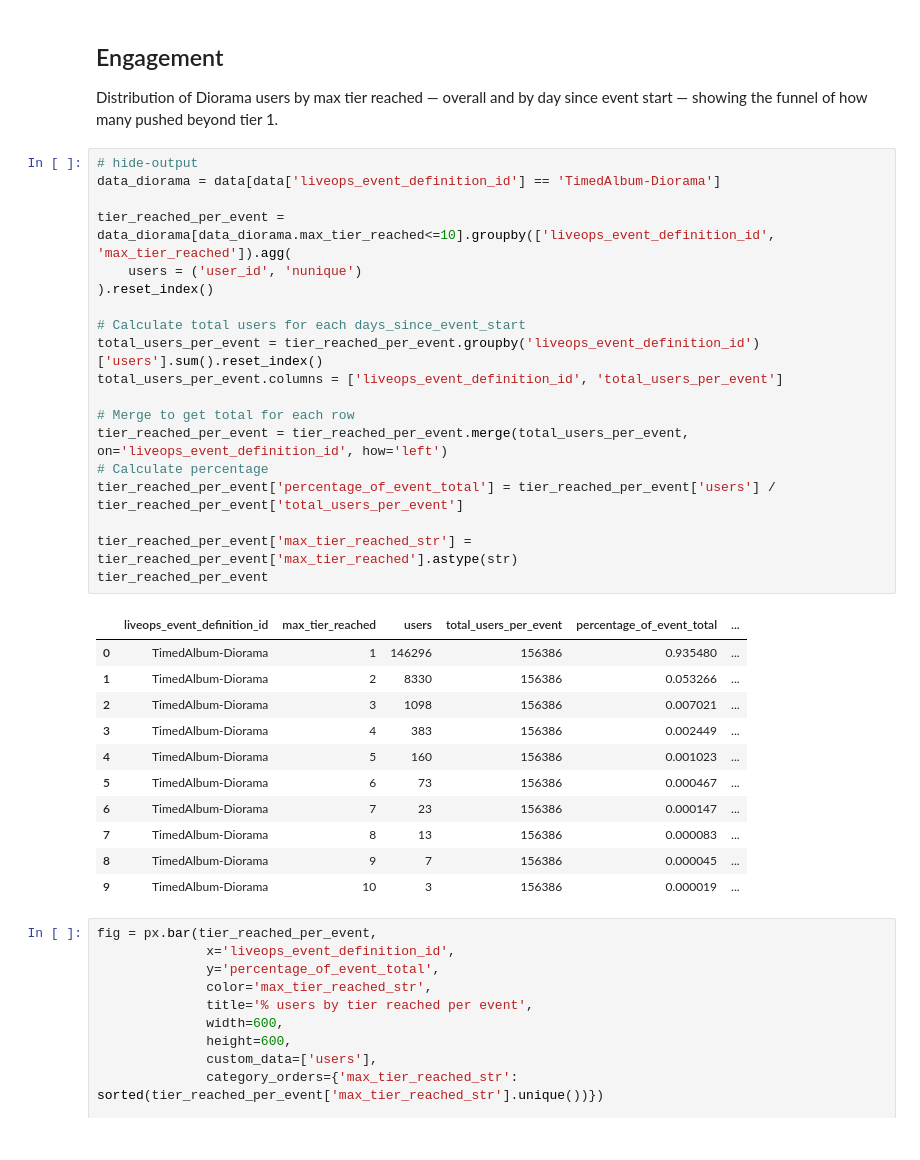
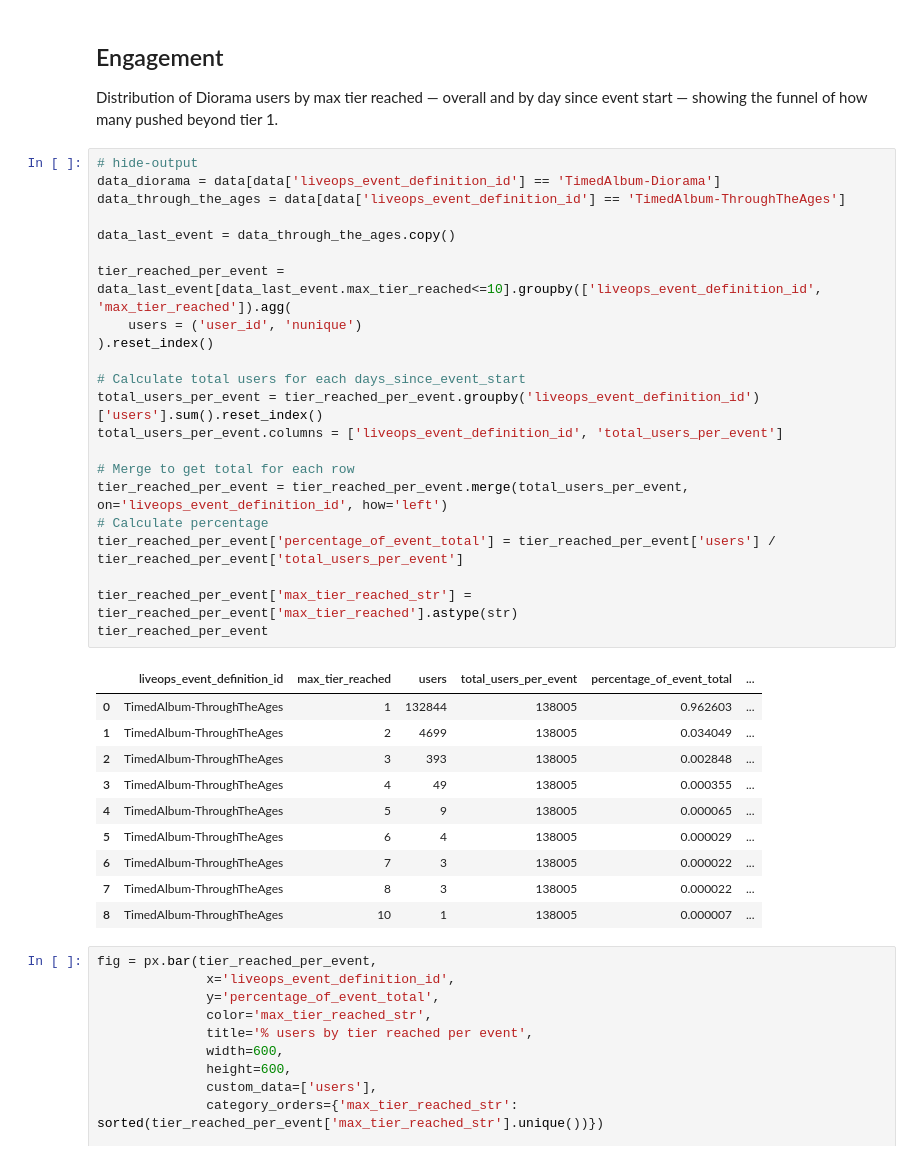
Before and after one commit to ivanaguilar-trailmix/testrepo, a Jupyter notebook: prestige/prestige.ipynb, the cells around one changed output. Cells and saved outputs as stored; diff of their text form.

```diff
--- a/prestige/prestige.ipynb
+++ b/prestige/prestige.ipynb
@@ -1227,34 +1226,36 @@ Distribution of Diorama users by max tier reached — overall and by day since e
 # %%
 # hide-output
 data_diorama = data[data['liveops_event_definition_id'] == 'TimedAlbum-Diorama']
+data_through_the_ages = data[data['liveops_event_definition_id'] == 'TimedAlbum-ThroughTheAges']
 
-tier_reached_per_event = data_diorama[data_diorama.max_tier_reached<=10].groupby(['liveops_event_definition_id', 'max_tier_reached']).agg(
+data_last_event = data_through_the_ages.copy()
+
+tier_reached_per_event = data_last_event[data_last_event.max_tier_reached<=10].groupby(['liveops_event_definition_id', 'max_tier_reached']).agg(
     users = ('user_id', 'nunique')
 ).reset_index()
 
 # Calculate total users for each days_since_event_start
 total_users_per_event = tier_reached_per_event.groupby('liveops_event_definition_id')['users'].sum().reset_index()
 total_users_per_event.columns = ['liveops_event_definition_id', 'total_users_per_event']
 
 # Merge to get total for each row
 tier_reached_per_event = tier_reached_per_event.merge(total_users_per_event, on='liveops_event_definition_id', how='left')
 # Calculate percentage
 tier_reached_per_event['percentage_of_event_total'] = tier_reached_per_event['users'] / tier_reached_per_event['total_users_per_event']
 
 tier_reached_per_event['max_tier_reached_str'] = tier_reached_per_event['max_tier_reached'].astype(str)
 tier_reached_per_event
 # %% [output]
 |  | liveops_event_definition_id | max_tier_reached | users | total_users_per_event | percentage_of_event_total | ... |
-| 0 | TimedAlbum-Diorama | 1 | 146296 | 156386 | 0.935480 | ... |
-| 1 | TimedAlbum-Diorama | 2 | 8330 | 156386 | 0.053266 | ... |
-| 2 | TimedAlbum-Diorama | 3 | 1098 | 156386 | 0.007021 | ... |
-| 3 | TimedAlbum-Diorama | 4 | 383 | 156386 | 0.002449 | ... |
-| 4 | TimedAlbum-Diorama | 5 | 160 | 156386 | 0.001023 | ... |
-| 5 | TimedAlbum-Diorama | 6 | 73 | 156386 | 0.000467 | ... |
-| 6 | TimedAlbum-Diorama | 7 | 23 | 156386 | 0.000147 | ... |
-| 7 | TimedAlbum-Diorama | 8 | 13 | 156386 | 0.000083 | ... |
-| 8 | TimedAlbum-Diorama | 9 | 7 | 156386 | 0.000045 | ... |
-| 9 | TimedAlbum-Diorama | 10 | 3 | 156386 | 0.000019 | ... |
+| 0 | TimedAlbum-ThroughTheAges | 1 | 132844 | 138005 | 0.962603 | ... |
+| 1 | TimedAlbum-ThroughTheAges | 2 | 4699 | 138005 | 0.034049 | ... |
+| 2 | TimedAlbum-ThroughTheAges | 3 | 393 | 138005 | 0.002848 | ... |
+| 3 | TimedAlbum-ThroughTheAges | 4 | 49 | 138005 | 0.000355 | ... |
+| 4 | TimedAlbum-ThroughTheAges | 5 | 9 | 138005 | 0.000065 | ... |
+| 5 | TimedAlbum-ThroughTheAges | 6 | 4 | 138005 | 0.000029 | ... |
+| 6 | TimedAlbum-ThroughTheAges | 7 | 3 | 138005 | 0.000022 | ... |
+| 7 | TimedAlbum-ThroughTheAges | 8 | 3 | 138005 | 0.000022 | ... |
+| 8 | TimedAlbum-ThroughTheAges | 10 | 1 | 138005 | 0.000007 | ... |
 # %%
 fig = px.bar(tier_reached_per_event,
               x='liveops_event_definition_id',
```
Also changed, not shown: parts of 31 cells of this notebook, 4 other files.
